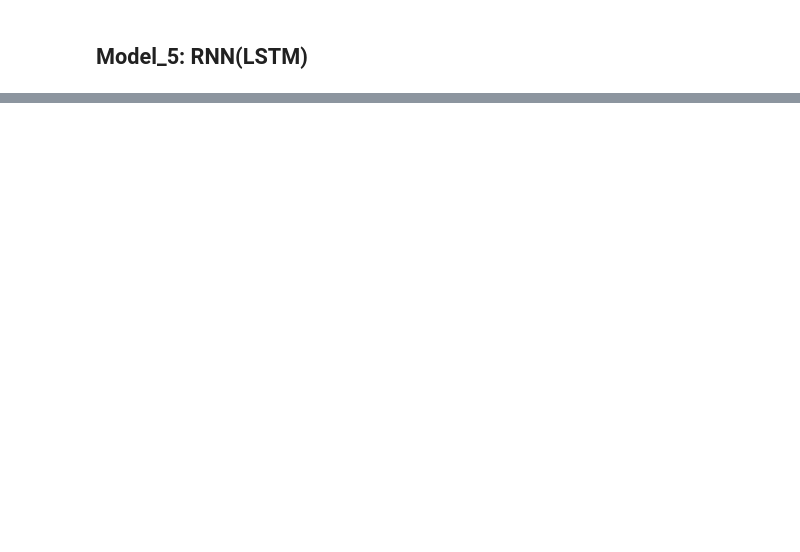
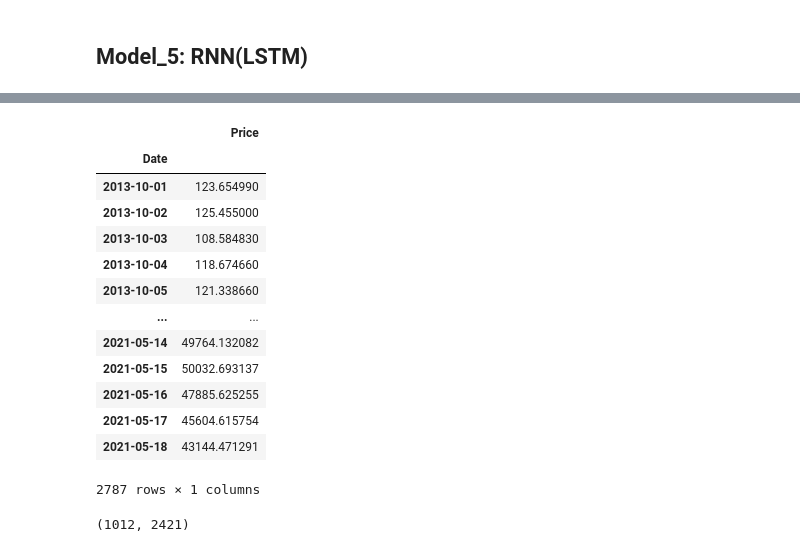
Before and after one commit to Muhammad-Zohair-Baig/Tensor-Flow, a Jupyter notebook: Time_series_fudametals_Tensorflow_10.ipynb, the cells around one changed output, grey strips where cells are left out. Drawn from its saved outputs; the diff is of its cells as text; code cells hidden in the pictures; blank space fills up the shorter version.

```diff
--- a/Time_series_fudametals_Tensorflow_10.ipynb
+++ b/Time_series_fudametals_Tensorflow_10.ipynb
@@ -1137,0 +1212,18 @@ x = layers.
+# %%
+# Lets make a multivariate time series
+bitcoin_prices
+# %% [output]
+|  | Price |
+| Date |  |
+| 2013-10-01 | 123.654990 |
+| 2013-10-02 | 125.455000 |
+| 2013-10-03 | 108.584830 |
+| 2013-10-04 | 118.674660 |
+| 2013-10-05 | 121.338660 |
+| ... | ... |
+| 2021-05-14 | 49764.132082 |
+| 2021-05-15 | 50032.693137 |
+| 2021-05-16 | 47885.625255 |
+| 2021-05-17 | 45604.615754 |
+| 2021-05-18 | 43144.471291 |
+2787 rows × 1 columns
@@ -1137,0 +1241,7 @@ x = layers.
+# %%
+# Create date ranges of where specific block_reward values will be
+block_reward_2_days = (block_reward_3_datetime - bitcoin_prices.index[0]).days
+block_reward_3_days = (block_reward_4_datetime - bitcoin_prices.index[0]).days
+block_reward_2_days,block_reward_3_days
+# %% [output]
+(1012, 2421)
```
Also changed, not shown: parts of 44 cells of this notebook.
